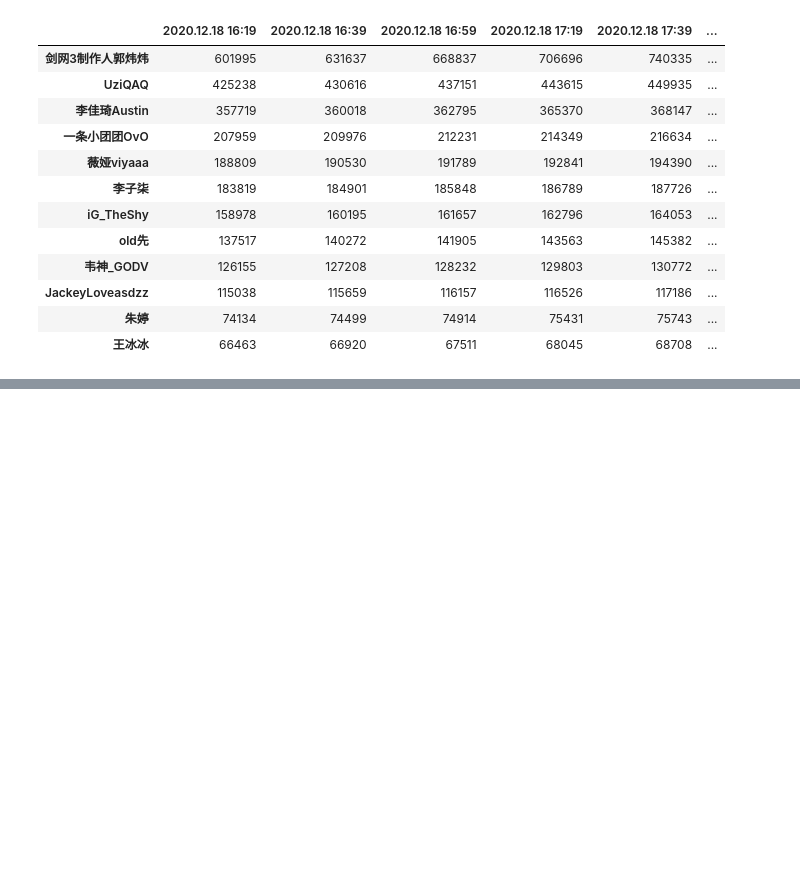
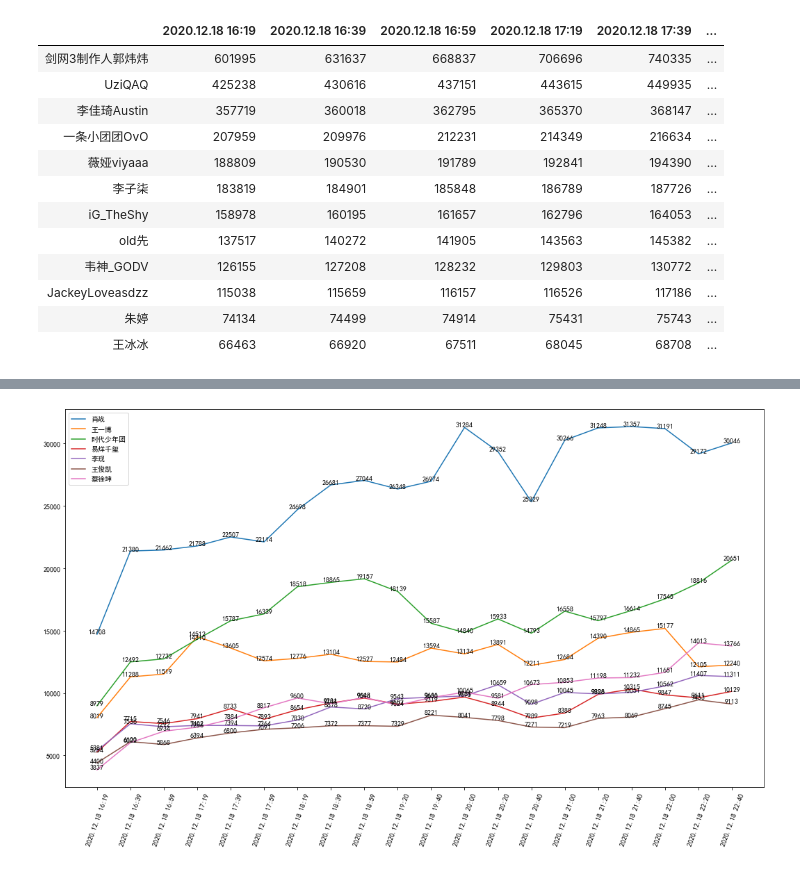
Before and after one commit to 610yilingliu/2020weibo_vote_analysis, a Jupyter notebook: data_analyze/analyzer.ipynb, the cells around one changed output, grey strips where cells are left out. Drawn from its saved outputs; the diff is of its cells as text; code cells hidden in the pictures; blank space fills up the shorter version.

```diff
--- a/data_analyze/analyzer.ipynb
+++ b/data_analyze/analyzer.ipynb
@@ -74,0 +129,5 @@ plotting(data)
+# %%
+data_star = csv_creater("../get_data/star_data")
+plot_inc_rate(data_star)
+# %% [output]
+[figure, added]
```
Also changed, not shown: parts of 8 cells of this notebook, 31 other files.
